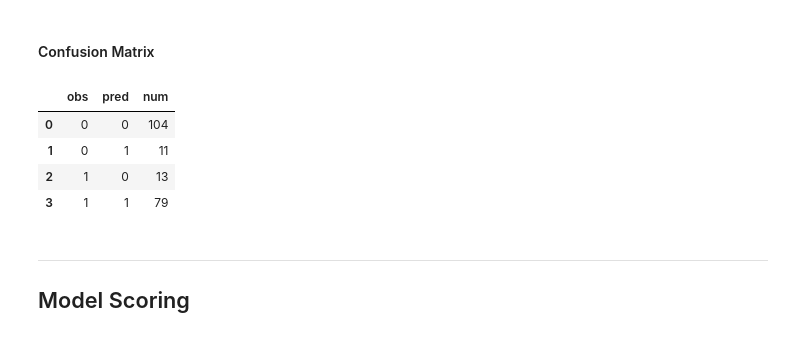
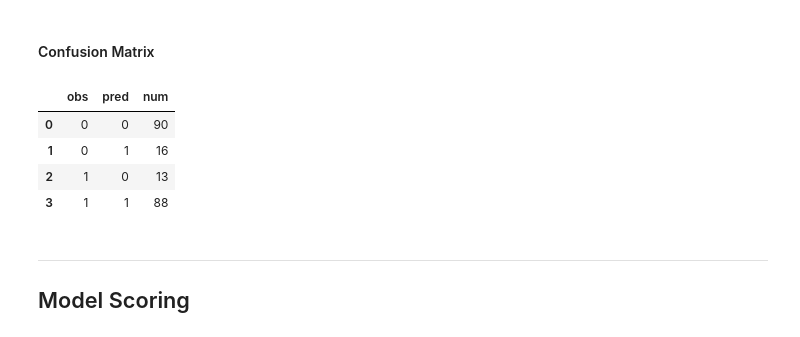
Before and after one commit to jvawdrey/gpdb5-demo, a Jupyter notebook: docker-jupyter/notebooks/Modeling Workflow Example - Greenplum Database.ipynb, the cells around one changed output. Saved outputs shown, nothing was run; the diff lists cells and outputs as text; code cells hidden in the pictures.

```diff
--- a/docker-jupyter/notebooks/Modeling Workflow Example - Greenplum Database.ipynb
+++ b/docker-jupyter/notebooks/Modeling Workflow Example - Greenplum Database.ipynb
@@ -1289,23 +1294,23 @@ plt.show()
 # %%
 # confusion matrix (inclusive)
 cutoff = 0.5
 
 query = """
         SELECT approval AS obs
-              ,CASE WHEN estimated_prob_1 >= {} THEN 1 ELSE 0 END AS pred
+              ,CASE WHEN class_label_predicted >= {} THEN 1 ELSE 0 END AS pred
               ,count(*) AS num
-        FROM public.model_test_scored
+        FROM public.model_test_scored_xg
         GROUP BY 1,2
         ORDER BY 1,2
     """.format(cutoff)
 
 query_gpdb(query)
 # %% [output]
 |  | obs | pred | num |
-| 0 | 0 | 0 | 104 |
-| 1 | 0 | 1 | 11 |
+| 0 | 0 | 0 | 90 |
+| 1 | 0 | 1 | 16 |
 | 2 | 1 | 0 | 13 |
-| 3 | 1 | 1 | 79 |
+| 3 | 1 | 1 | 88 |
 # %% [markdown]
 ----
 ## Model Scoring
```
Also changed, not shown: parts of 13 cells of this notebook, 1 other file.
